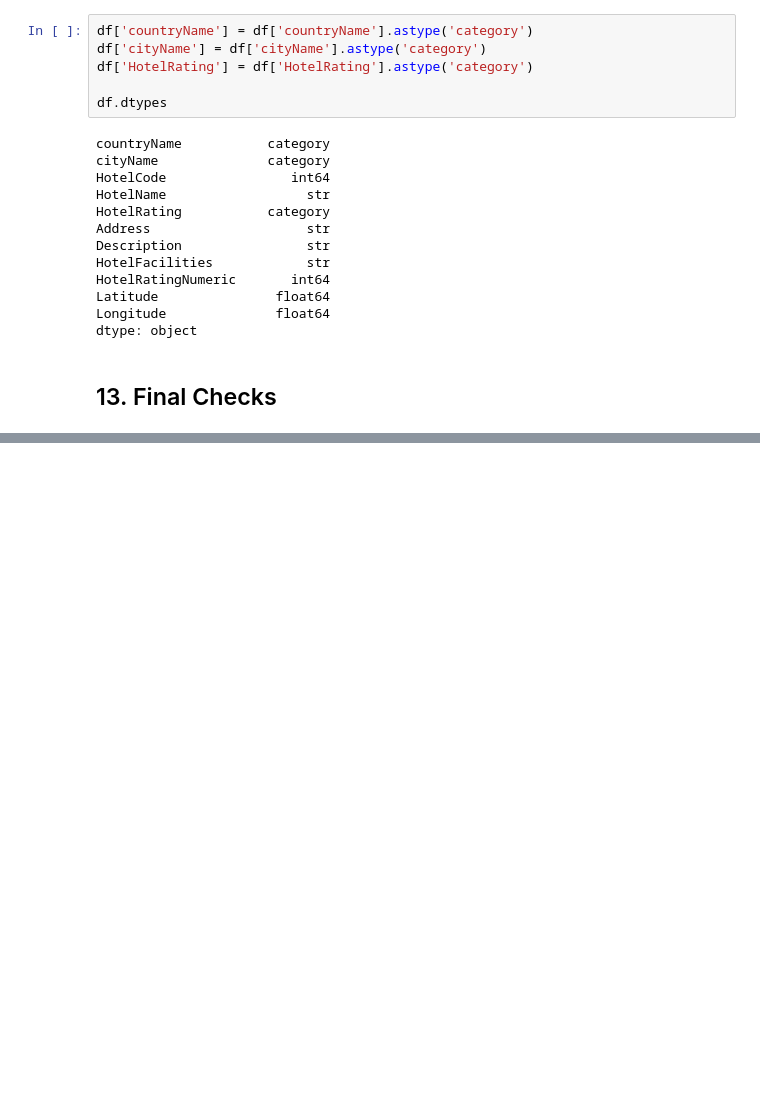
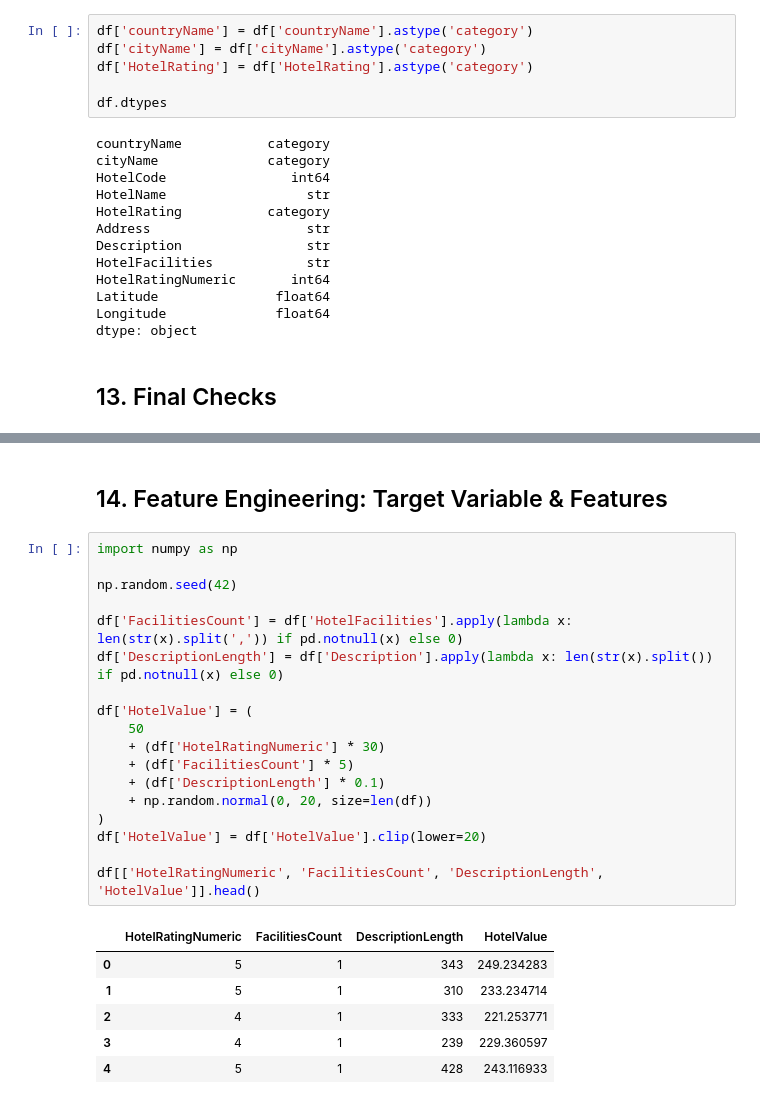
Before and after one commit to SimonAbdelmalak/MLProject_NTI, a Jupyter notebook: ML_project.ipynb, the cells around one changed output, grey strips where cells are left out. Cells and saved outputs as stored; diff of their text form; blank space fills up the shorter version.

```diff
--- a/ML_project.ipynb
+++ b/ML_project.ipynb
@@ -297,3 +310,30 @@ Final shape: (115609, 11)
 | 2 | Egypt | 6th of October City | 1165011 | Novotel Cairo 6th of October | FourStar | Ext. 26Th Of July St. 6th Of Octo... | HeadLine : Near Mall of Arabia Lo... | Gift shops or newsstand Dry clean... | ... |
 | 3 | Egypt | 6th of October City | 1200831 | Swiss Inn Plaza | FourStar | Dreamland Al Wahat Road 6th of Oc... | Featuring panoramic views of the ... | Security alarm Smoke alarms CCTV ... | ... |
 | 4 | Egypt | 6th of October City | 1288665 | Swiss Inn Pyramids Golf Resort | FiveStar | Dreamland Dreamland6th of October... | HeadLine : Near Dreamland Golf Co... | 24-hour front desk Lifeguard on s... | ... |
+# %% [markdown]
+## 14. Feature Engineering: Target Variable & Features
+# %%
+import numpy as np
+
+np.random.seed(42)
+
+df['FacilitiesCount'] = df['HotelFacilities'].apply(lambda x: len(str(x).split(',')) if pd.notnull(x) else 0)
+df['DescriptionLength'] = df['Description'].apply(lambda x: len(str(x).split()) if pd.notnull(x) else 0)
+
+df['HotelValue'] = (
+    50
+    + (df['HotelRatingNumeric'] * 30)
+    + (df['FacilitiesCount'] * 5)
+    + (df['DescriptionLength'] * 0.1)
+    + np.random.normal(0, 20, size=len(df))
+)
+df['HotelValue'] = df['HotelValue'].clip(lower=20)
+
+df[['HotelRatingNumeric', 'FacilitiesCount', 'DescriptionLength', 'HotelValue']].head()
+# %% [output]
+|  | HotelRatingNumeric | FacilitiesCount | DescriptionLength | HotelValue |
+| 0 | 5 | 1 | 343 | 249.234283 |
+| 1 | 5 | 1 | 310 | 233.234714 |
+| 2 | 4 | 1 | 333 | 221.253771 |
+| 3 | 4 | 1 | 239 | 229.360597 |
+| 4 | 5 | 1 | 428 | 243.116933 |
```
Also changed, not shown: parts of 3 cells of this notebook.
